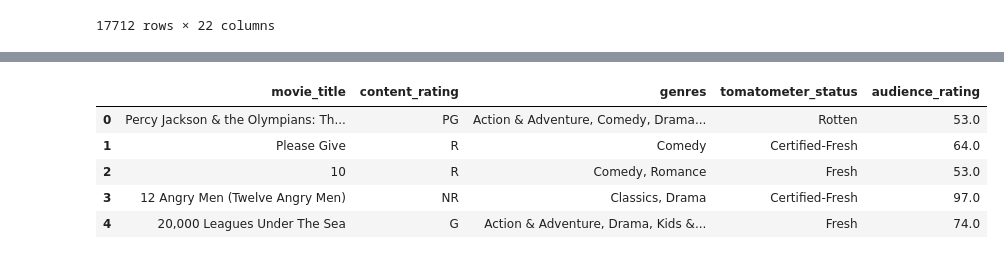
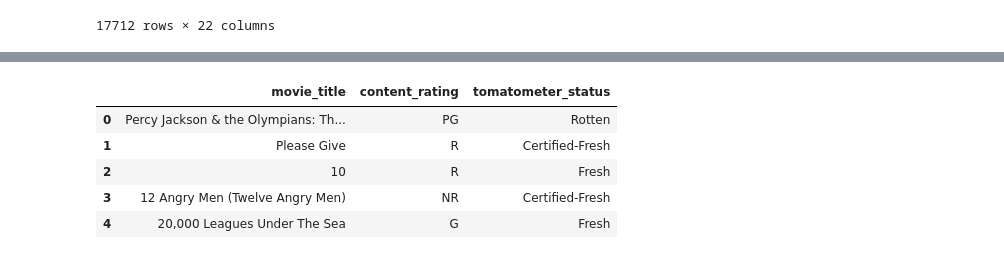
Before and after one commit to eaiturbe/microsoft_movie_analysis, a Jupyter notebook: rotten_tomatoes_movies.csv.ipynb, the cells around one changed output, grey strips where cells are left out. Drawn from its saved outputs; the diff is of its cells as text; code cells hidden in the pictures.

```diff
--- a/rotten_tomatoes_movies.csv.ipynb
+++ b/rotten_tomatoes_movies.csv.ipynb
@@ -61,17 +64,17 @@ tomatometer_top_critics_count - 0.0%
 tomatometer_fresh_critics_count - 0.0%
 tomatometer_rotten_critics_count - 0.0%
 # %%
-cols_to_drop = ['critics_consensus', 'movie_info','directors', 'authors', 'actors', 'original_release_date', 'streaming_release_date','runtime', 'production_company', 'tomatometer_count',
-                'audience_status', 'tomatometer_rating', 'audience_count', 'tomatometer_top_critics_count', 'rotten_tomatoes_link' ,'tomatometer_fresh_critics_count', 'tomatometer_rotten_critics_count']
+cols_to_drop = ['critics_consensus', 'movie_info','directors', 'authors', 'actors', 'streaming_release_date','runtime', 'production_company', 'tomatometer_count',
+                'audience_status', 'tomatometer_rating', 'audience_count', 'tomatometer_top_critics_count','genres','audience_rating','original_release_date', 'rotten_tomatoes_link' ,'tomatometer_fresh_critics_count', 'tomatometer_rotten_critics_count']
 df_dropped_colums = df.drop(cols_to_drop, axis=1)
 df_dropped_colums.head()
 # %% [output]
-|  | movie_title | content_rating | genres | tomatometer_status | audience_rating |
-| 0 | Percy Jackson & the Olympians: Th... | PG | Action & Adventure, Comedy, Drama... | Rotten | 53.0 |
-| 1 | Please Give | R | Comedy | Certified-Fresh | 64.0 |
-| 2 | 10 | R | Comedy, Romance | Fresh | 53.0 |
-| 3 | 12 Angry Men (Twelve Angry Men) | NR | Classics, Drama | Certified-Fresh | 97.0 |
-| 4 | 20,000 Leagues Under The Sea | G | Action & Adventure, Drama, Kids &... | Fresh | 74.0 |
+|  | movie_title | content_rating | tomatometer_status |
+| 0 | Percy Jackson & the Olympians: Th... | PG | Rotten |
+| 1 | Please Give | R | Certified-Fresh |
+| 2 | 10 | R | Fresh |
+| 3 | 12 Angry Men (Twelve Angry Men) | NR | Certified-Fresh |
+| 4 | 20,000 Leagues Under The Sea | G | Fresh |
 # %%
 df_dropped_colums.set_index('movie_title')
 # %% [output]
```
Also changed, not shown: parts of 18 cells of this notebook.
